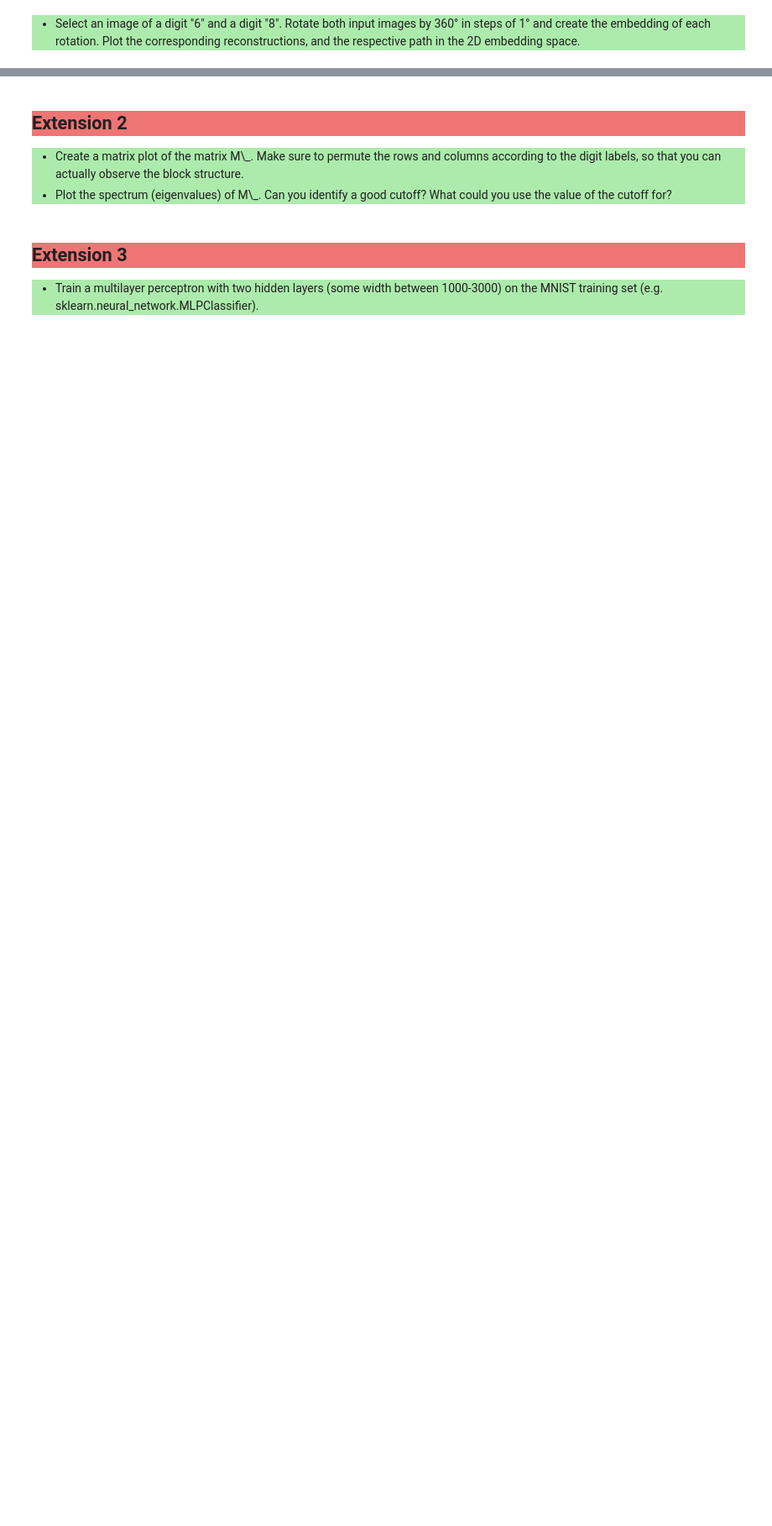
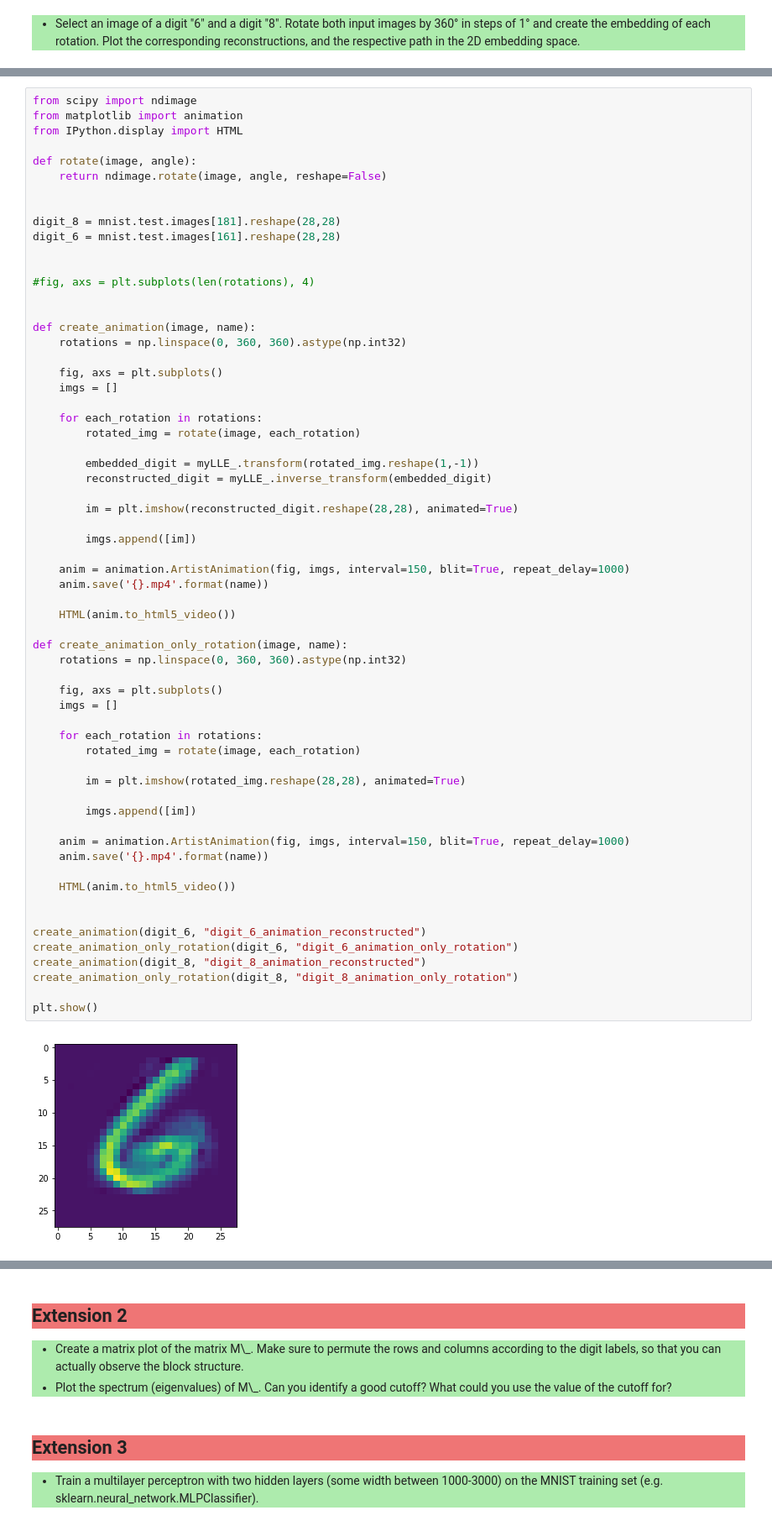
Before and after one commit to SimiPro/slt-exercises, a Jupyter notebook: slt-ce-1.ipynb, the cells around one changed output, grey strips where cells are left out. Shown at 84% size. Drawn from its saved outputs; the diff is of its cells as text; blank space fills up the shorter version.

```diff
--- a/slt-ce-1.ipynb
+++ b/slt-ce-1.ipynb
@@ -534,0 +508,64 @@ fig.subplots_adjust(hspace=1)
+# %%
+from scipy import ndimage
+from matplotlib import animation
+from IPython.display import HTML
+
+def rotate(image, angle):
+    return ndimage.rotate(image, angle, reshape=False)
+
+
+digit_8 = mnist.test.images[181].reshape(28,28)
+digit_6 = mnist.test.images[161].reshape(28,28)
+
+
+#fig, axs = plt.subplots(len(rotations), 4)
+
+
+def create_animation(image, name):
+    rotations = np.linspace(0, 360, 360).astype(np.int32)
+
+    fig, axs = plt.subplots()
+    imgs = []
+
+    for each_rotation in rotations:
+        rotated_img = rotate(image, each_rotation)
+
+        embedded_digit = myLLE_.transform(rotated_img.reshape(1,-1))
+        reconstructed_digit = myLLE_.inverse_transform(embedded_digit)
+
+        im = plt.imshow(reconstructed_digit.reshape(28,28), animated=True)
+
+        imgs.append([im])
+
+    anim = animation.ArtistAnimation(fig, imgs, interval=150, blit=True, repeat_delay=1000)
+    anim.save('{}.mp4'.format(name))
+
+    HTML(anim.to_html5_video())
+
+def create_animation_only_rotation(image, name):
+    rotations = np.linspace(0, 360, 360).astype(np.int32)
+
+    fig, axs = plt.subplots()
+    imgs = []
+
+    for each_rotation in rotations:
+        rotated_img = rotate(image, each_rotation)
+
+        im = plt.imshow(rotated_img.reshape(28,28), animated=True)
+
+        imgs.append([im])
+
+    anim = animation.ArtistAnimation(fig, imgs, interval=150, blit=True, repeat_delay=1000)
+    anim.save('{}.mp4'.format(name))
+
+    HTML(anim.to_html5_video())
+
+
+create_animation(digit_6, "digit_6_animation_reconstructed")
+create_animation_only_rotation(digit_6, "digit_6_animation_only_rotation")
+create_animation(digit_8, "digit_8_animation_reconstructed")
+create_animation_only_rotation(digit_8, "digit_8_animation_only_rotation")
+
+plt.show()
+# %% [output]
+[figure, added]
```
Also changed, not shown: parts of 13 cells of this notebook, 4 other files.
